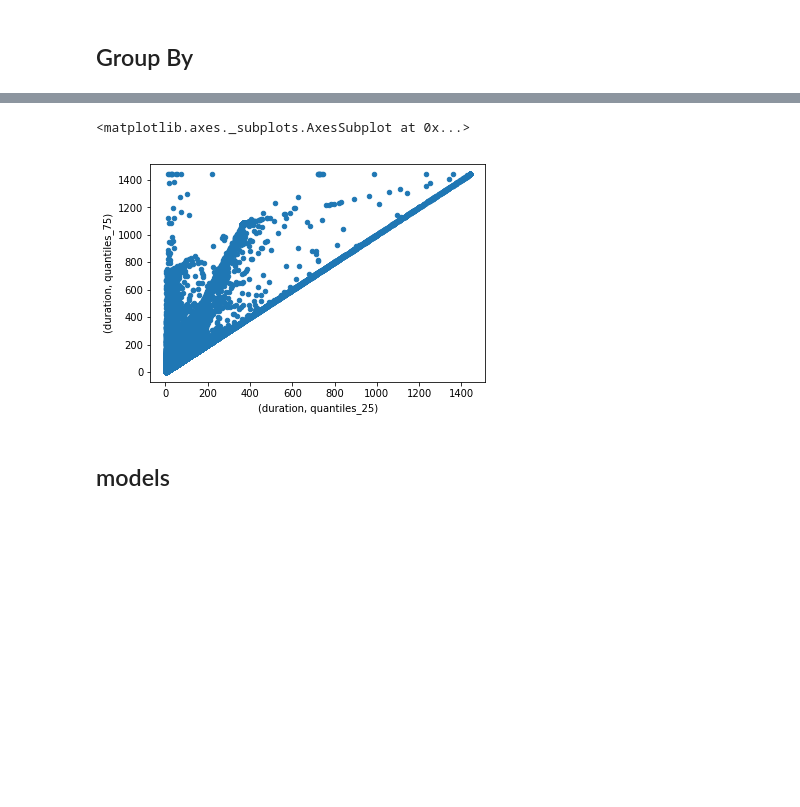
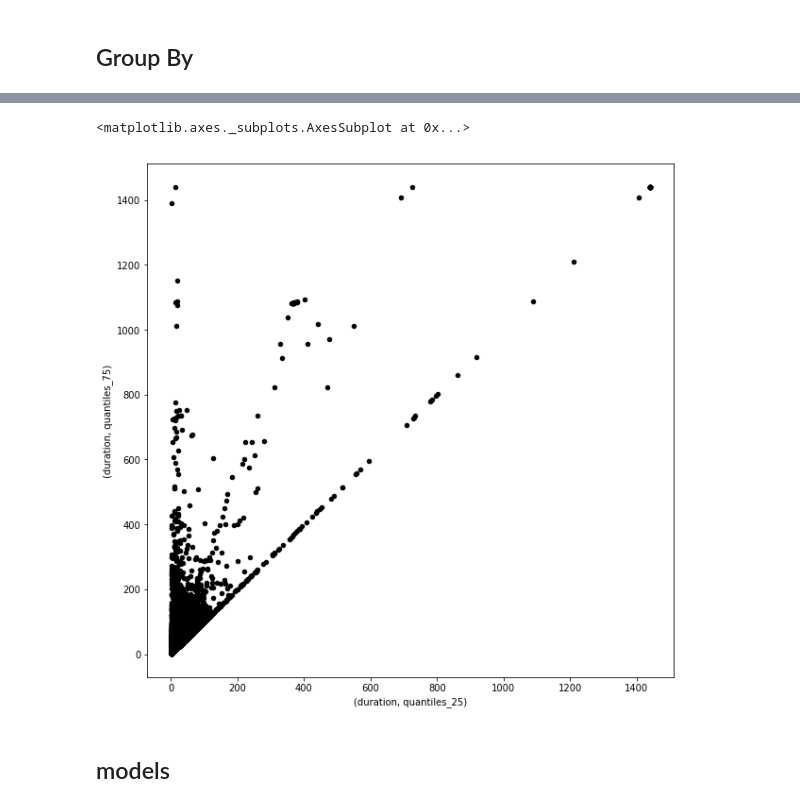
Before and after one commit to emptymalei/indego-bike-sharing-data, a Jupyter notebook: notebooks/wrangling_and_explorations.ipynb, the cells around one changed output, grey strips where cells are left out. Cells and saved outputs as stored; diff of their text form; code cells hidden in the pictures; blank space fills up the shorter version.

```diff
--- a/notebooks/wrangling_and_explorations.ipynb
+++ b/notebooks/wrangling_and_explorations.ipynb
@@ -320,7 +320,7 @@ sns.pairplot(df_standard[
 ## Group By
 # %%
 df_standard_groups = df_standard.drop('date', axis=1).groupby(
-    ['start_station_id', 'passholder_type', 'plan_duration', 'trip_route_category','hour', 'weekday','month']
+    ['passholder_type', 'plan_duration', 'trip_route_category','hour', 'weekday','month']
 ).agg([quantiles_25, quantiles_75])
 # %%
 df_standard_groups.head()
@@ -336,8 +343,9 @@ df_standard_groups.head()
 # %%
-df_standard_groups.plot.scatter(x=('duration', 'quantiles_25'), y=('duration', 'quantiles_75'))
+fig, ax = plt.subplots(figsize=(10,10))
+df_standard_groups.plot.scatter(x=('duration', 'quantiles_25'), y=('duration', 'quantiles_75'), ax=ax, color='k')
 # %% [output]
 <matplotlib.axes._subplots.AxesSubplot at 0x...>
-[figure, old version]
+[figure, new version]
 # %% [markdown]
 ## models
 # %%
```
Also changed, not shown: parts of 3 cells of this notebook, 2 other files.
